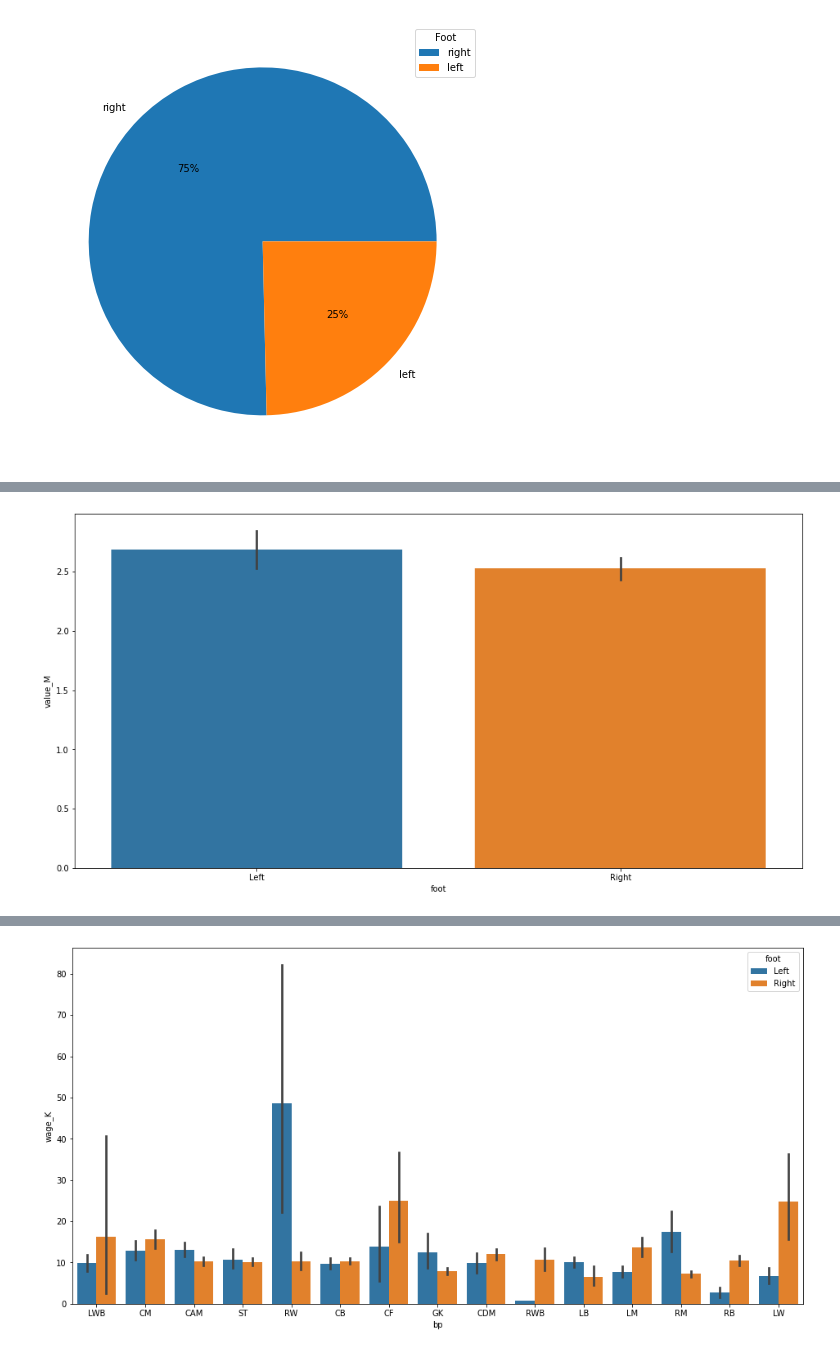
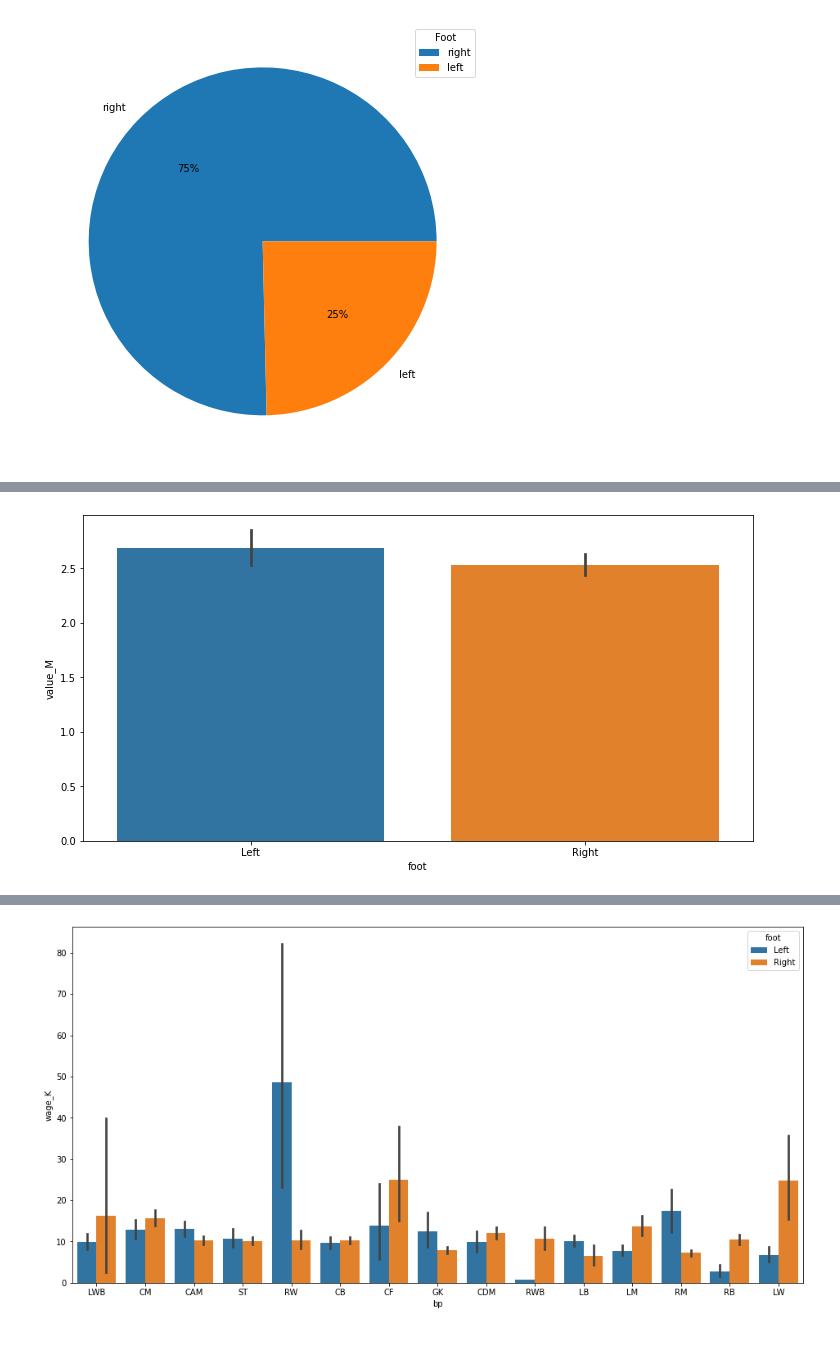
Before and after one commit to katharina-beriault/Project_FIFA-MoneyBall_Linear_Regression, a Jupyter notebook: Output/Project_FIFA_MoneyBall.ipynb, the cells around one changed output, grey strips where cells are left out. Cells and saved outputs as stored; diff of their text form; code cells hidden in the pictures.

```diff
--- a/Output/Project_FIFA_MoneyBall.ipynb
+++ b/Output/Project_FIFA_MoneyBall.ipynb
@@ -519,10 +536,10 @@ plt.show()
 # %%
 value_foot = data.groupby('foot')['value_M'].mean().reset_index()
 
-plt.figure(figsize=(16,8))
+plt.figure(figsize=(12,6))
 
 sns.barplot(x='foot', y='value_M', data=data)
 plt.show()
 # %% [output]
-[figure, old version]
+[figure, new version]
 # %%
```
Also changed, not shown: parts of 14 cells of this notebook, 5 other files.
